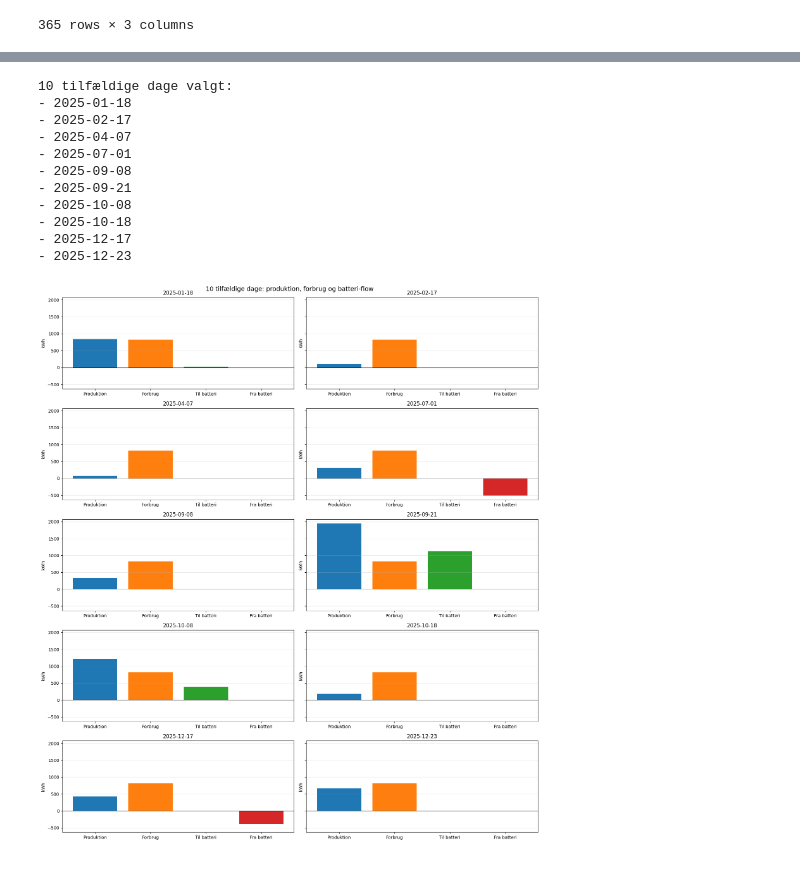
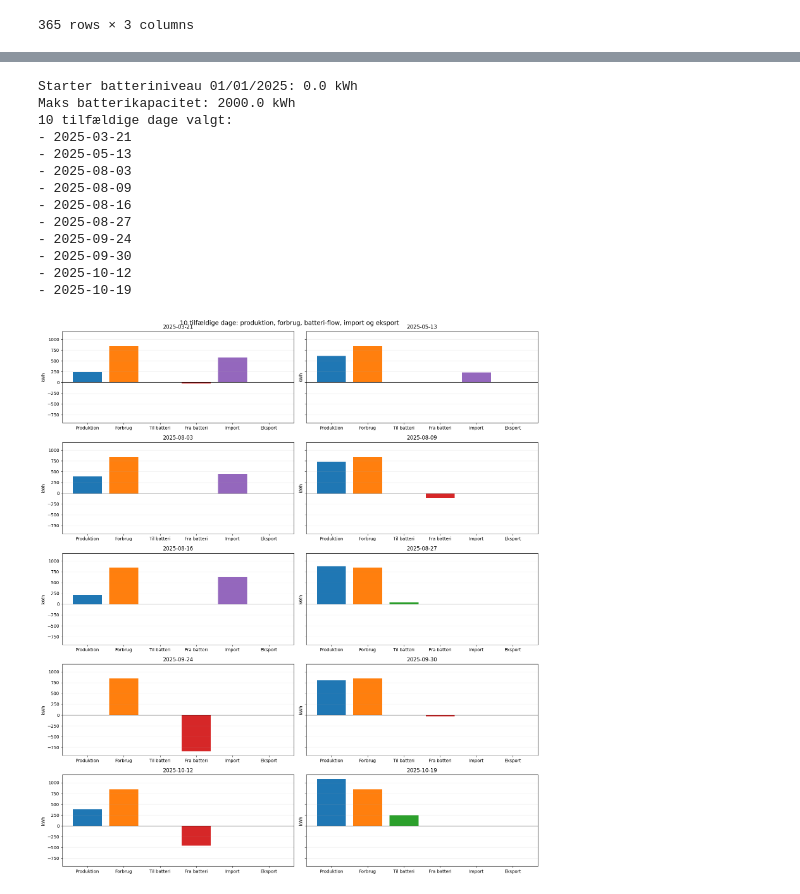
Before and after one commit to RasmusJB/Ny-uge-mandag, a Jupyter notebook: notebooks/visualisering v_1.ipynb, the cells around one changed output, grey strips where cells are left out. Cells and saved outputs as stored; diff of their text form; code cells hidden in the pictures.

```diff
--- a/notebooks/visualisering v_1.ipynb
+++ b/notebooks/visualisering v_1.ipynb
@@ -1026,5 +837,5 @@ Samlet udækket behov i byen: 70,028.87 kWh
 # %%
-# 10 tilfældige dage: produktion, forbrug og batteri-flow (ind/ud)
+# 10 tilfældige dage: produktion, forbrug, batteri-flow, import og eksport
 import matplotlib.pyplot as plt
 
 if "df_kwh" not in globals() or "kWh_pr_dag" not in df_kwh.columns:
@@ -1033,31 +844,33 @@ if "df_kwh" not in globals() or "kWh_pr_dag" not in df_kwh.columns:
 if "daily_city_kwh" not in globals():
     raise RuntimeError("Kør celle 4 først (daily_city_kwh mangler).")
 
-battery_capacity_kwh_local = 1000.0
+battery_capacity_kwh_local = 2000.0
 battery_level_kwh_local = 0.0
 day_rows = []
+print(f"Starter batteriniveau 01/01/{YEAR}: {battery_level_kwh_local:.1f} kWh")
+print(f"Maks batterikapacitet: {battery_capacity_kwh_local:.1f} kWh")
 
 for day, row in df_kwh.iterrows():
-    production_kwh = float(row["kWh_pr_dag"])
+    production_kwh = float(row["kWh_pr_dag"] if not pd.isna(row["kWh_pr_dag"]) else 0.0)
     demand_kwh = float(daily_city_kwh)
 
     direct_to_city_kwh = min(production_kwh, demand_kwh)
-    remaining_city_need_kwh = demand_kwh - direct_to_city_kwh
+    remaining_need_kwh = demand_kwh - direct_to_city_kwh
 
-    transformer_surplus_kwh = max(0.0, production_kwh - demand_kwh)
-    to_battery_kwh = transformer_surplus_kwh
+    from_battery_kwh = min(battery_level_kwh_local, remaining_need_kwh)
+    battery_level_kwh_local -= from_battery_kwh
+    remaining_need_kwh -= from_battery_kwh
+
+    import_kwh = max(0.0, remaining_need_kwh)
+    remaining_need_kwh -= import_kwh
+
+    to_battery_kwh = max(0.0, production_kwh - demand_kwh)
     battery_level_kwh_local += to_battery_kwh
-
-    from_battery_kwh = min(battery_level_kwh_local - to_battery_kwh, remaining_city_need_kwh)
-    battery_level_kwh_local -= from_battery_kwh
-    remaining_city_need_kwh -= from_battery_kwh
 
     export_kwh = 0.0
     if battery_level_kwh_local > battery_capacity_kwh_local:
         export_kwh = battery_level_kwh_local - battery_capacity_kwh_local
         battery_level_kwh_local = battery_capacity_kwh_local
-
-    unserved_kwh = max(0.0, remaining_city_need_kwh)
 
     day_rows.append(
         {
@@ -1066,9 +879,9 @@ for day, row in df_kwh.iterrows():
             "demand_kwh": demand_kwh,
             "to_battery_kwh": to_battery_kwh,
             "from_battery_kwh": from_battery_kwh,
+            "import_kwh": import_kwh,
+            "export_kwh": export_kwh,
             "battery_level_kwh": battery_level_kwh_local,
-            "export_kwh": export_kwh,
-            "unserved_kwh": unserved_kwh,
         }
     )
 
@@ -1079,44 +892,48 @@ sample_df = flow_df.sample(n=n_days).sort_index()
 
 print("10 tilfældige dage valgt:")
 for day in sample_df.index:
     print("-", day.strftime("%Y-%m-%d"))
 
 fig, axes = plt.subplots(5, 2, figsize=(16, 18), sharey=True)
 axes = axes.flatten()
 
 for i, (day, r) in enumerate(sample_df.iterrows()):
     ax = axes[i]
-    labels = ["Produktion", "Forbrug", "Til batteri", "Fra batteri"]
+    labels = ["Produktion", "Forbrug", "Til batteri", "Fra batteri", "Import", "Eksport"]
     values = [
         r["production_kwh"],
         r["demand_kwh"],
         r["to_battery_kwh"],
         -r["from_battery_kwh"],
+        r["import_kwh"],
+        r["export_kwh"],
     ]
-    colors = ["#1f77b4", "#ff7f0e", "#2ca02c", "#d62728"]
+    colors = ["#1f77b4", "#ff7f0e", "#2ca02c", "#d62728", "#9467bd", "#8c564b"]
 
     ax.bar(labels, values, color=colors)
     ax.axhline(0, color="black", linewidth=0.8)
     ax.set_title(day.strftime("%Y-%m-%d"))
     ax.set_ylabel("kWh")
     ax.grid(axis="y", alpha=0.25)
 
 for j in range(i + 1, len(axes)):
     axes[j].axis("off")
 
-plt.suptitle("10 tilfældige dage: produktion, forbrug og batteri-flow", fontsize=14)
+plt.suptitle("10 tilfældige dage: produktion, forbrug, batteri-flow, import og eksport", fontsize=14)
 plt.tight_layout()
 plt.show()
 # %% [output]
+Starter batteriniveau 01/01/2025: 0.0 kWh
+Maks batterikapacitet: 2000.0 kWh
 10 tilfældige dage valgt:
-- 2025-01-18
-- 2025-02-17
-- 2025-04-07
-- 2025-07-01
-- 2025-09-08
-- 2025-09-21
-- 2025-10-08
-- 2025-10-18
-- 2025-12-17
-- 2025-12-23
+- 2025-03-21
+- 2025-05-13
+- 2025-08-03
+- 2025-08-09
+- 2025-08-16
+- 2025-08-27
+- 2025-09-24
+- 2025-09-30
+- 2025-10-12
+- 2025-10-19
-[figure, old version]
+[figure, new version]
```
Also changed, not shown: parts of 4 cells of this notebook, 3 other files.
